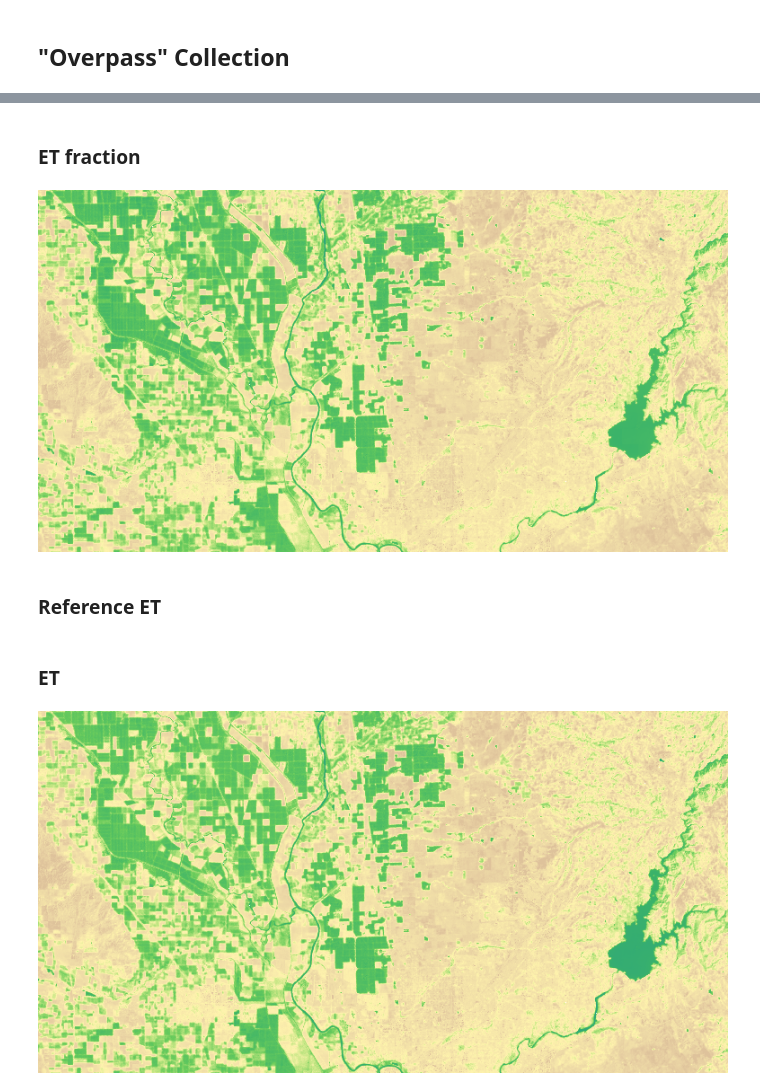
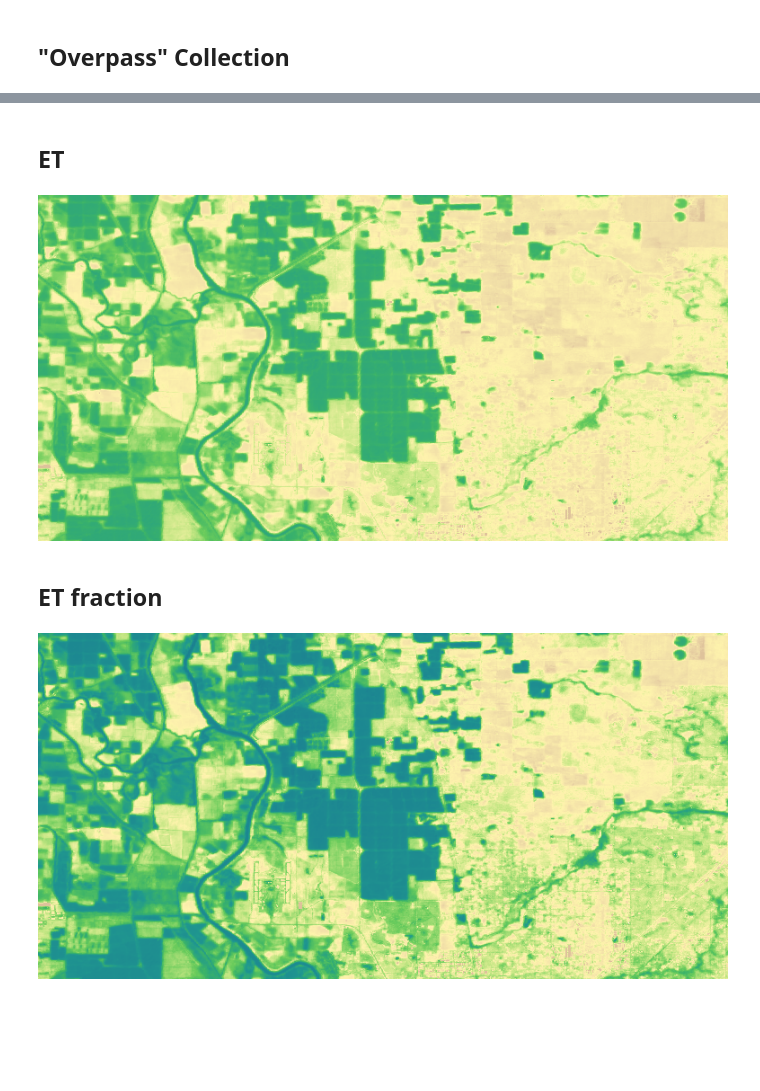
Before and after one commit to et-brasil/openet-geesebal, a Jupyter notebook: examples/collection_overpass.ipynb, the cells around one changed output, grey strips where cells are left out. Saved outputs shown, nothing was run; the diff lists cells and outputs as text; code cells hidden in the pictures; blank space fills up the shorter version.

```diff
--- a/examples/collection_overpass.ipynb
+++ b/examples/collection_overpass.ipynb
@@ -119,12 +117,22 @@ Image(image_url, embed=True, format='png')
+# %% [markdown]
+## ET
+# %%
+image_url = (
+    ee.Image(overpass_coll.select(['et']).mean())
+    #.reproject(crs=crs, scale=120)
+    .getThumbURL({'min': 0.0, 'max': 12, 'palette': ','.join(et_palette), 'region': region, 'dimensions': image_size})
+)
+Image(image_url, embed=True, format='png')
+# %% [output]
+[figure, added]
 # %% [markdown]
-### ET fraction
+## ET fraction
 # %%
-image_url = ee.Image(overpass_coll.select(['et_fraction']).mean())\
-    .reproject(crs=study_crs, scale=30)\
-    .getThumbURL({'min': 0.0, 'max': 1.2, 'palette': ','.join(et_palette),
-                  'region': study_region, 'dimensions': image_size})
+image_url = (
+    ee.Image(overpass_coll.select(['et_fraction']).mean())
+    #.reproject(crs=crs, scale=120)
+    .getThumbURL({'min': 0.0, 'max': 1.2, 'palette': et_palette, 'region': region, 'dimensions': image_size})
+)
 Image(image_url, embed=True, format='png')
 # %% [output]
-[figure, old version]
+[figure, new version]
-# %% [markdown]
-### Reference ET
@@ -137,10 +138,0 @@ Image(image_url, embed=True, format='png')
-# %% [markdown]
-### ET
-# %%
-image_url = ee.Image(overpass_coll.select(['et']).mean())\
-    .reproject(crs=study_crs, scale=30)\
-    .getThumbURL({'min': 0.0, 'max': 12, 'palette': ','.join(et_palette),
-                  'region': study_region, 'dimensions': image_size})
-Image(image_url, embed=True, format='png')
-# %% [output]
-[figure, removed]
```
Also changed, not shown: parts of 13 cells of this notebook, 2 other files.
